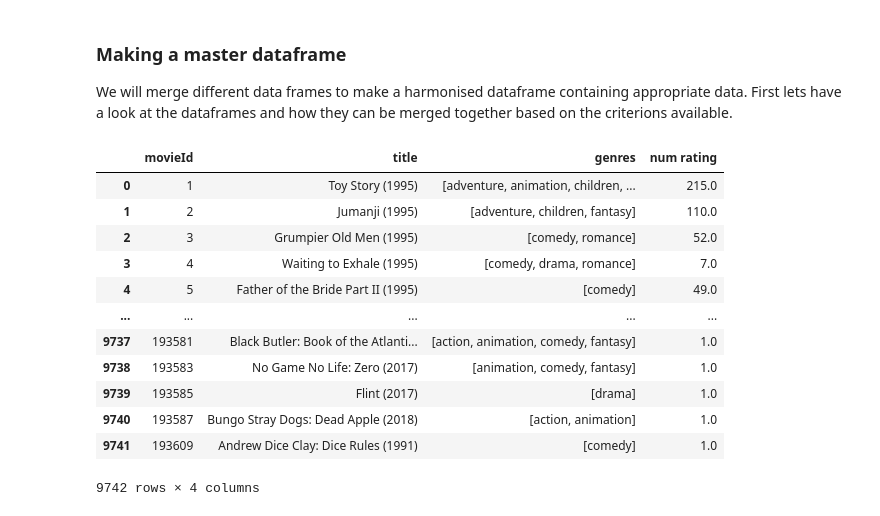
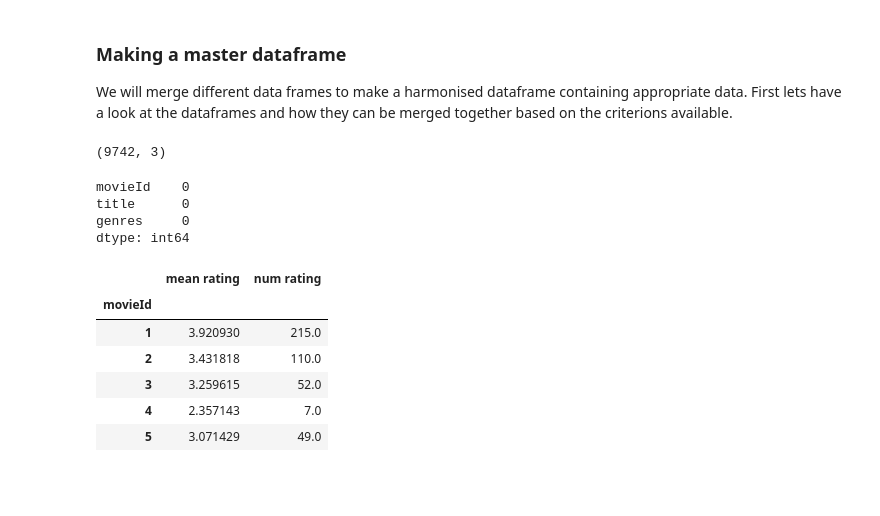
Before and after one commit to E-Juliet/Movie-reccomender, a Jupyter notebook: phase_4_project.ipynb, the cells around one changed output. Saved outputs shown, nothing was run; the diff lists cells and outputs as text; code cells hidden in the pictures; blank space fills up the shorter version.

```diff
--- a/phase_4_project.ipynb
+++ b/phase_4_project.ipynb
@@ -490,26 +457,18 @@ movies_df_cleaned.drop('year', axis=1, inplace=True)
 # %% [markdown]
 ### Making a master dataframe
 We will merge different data frames to make a harmonised dataframe containing appropriate data. First lets have a look at the dataframes and how they can be merged together based on the criterions available.
+# %%
+movies_df_cleaned.shape
+# %% [output]
+(9742, 3)
+# %%
+movies_df_cleaned.isna().sum()
+# %% [output]
+movieId    0
+title      0
+genres     0
+dtype: int64
 # %%
 # movies with no ratings receive 0 as their average rating
 mean_rating = ratings_df_cleaned.groupby('movieId').rating.mean().rename('mean rating')
 num_rating = ratings_df_cleaned.groupby('movieId').userId.count().rename('num rating')
-
-movies_df_merged = pd.merge(movies_df_cleaned, mean_rating, how='left', on='movieId')
-movies_df_merged = pd.merge(movies_df_cleaned, num_rating, how='left', on='movieId')
-
-movies_df_merged
-# %% [output]
-|  | movieId | title | genres | num rating |
-| 0 | 1 | Toy Story (1995) | [adventure, animation, children, ... | 215.0 |
-| 1 | 2 | Jumanji (1995) | [adventure, children, fantasy] | 110.0 |
-| 2 | 3 | Grumpier Old Men (1995) | [comedy, romance] | 52.0 |
-| 3 | 4 | Waiting to Exhale (1995) | [comedy, drama, romance] | 7.0 |
-| 4 | 5 | Father of the Bride Part II (1995) | [comedy] | 49.0 |
-| ... | ... | ... | ... | ... |
-| 9737 | 193581 | Black Butler: Book of the Atlanti... | [action, animation, comedy, fantasy] | 1.0 |
-| 9738 | 193583 | No Game No Life: Zero (2017) | [animation, comedy, fantasy] | 1.0 |
-| 9739 | 193585 | Flint (2017) | [drama] | 1.0 |
-| 9740 | 193587 | Bungo Stray Dogs: Dead Apple (2018) | [action, animation] | 1.0 |
-| 9741 | 193609 | Andrew Dice Clay: Dice Rules (1991) | [comedy] | 1.0 |
-9742 rows × 4 columns
@@ -516 +479,12 @@ movies_df_merged
+# %%
+test_final = pd.merge(test_mean, test_num, on= "movieId")
+test_final.head()
+# %% [output]
+|  | mean rating | num rating |
+| movieId |  |  |
+| 1 | 3.920930 | 215.0 |
+| 2 | 3.431818 | 110.0 |
+| 3 | 3.259615 | 52.0 |
+| 4 | 2.357143 | 7.0 |
+| 5 | 3.071429 | 49.0 |
 # %%
```
Also changed, not shown: parts of 20 cells of this notebook.
